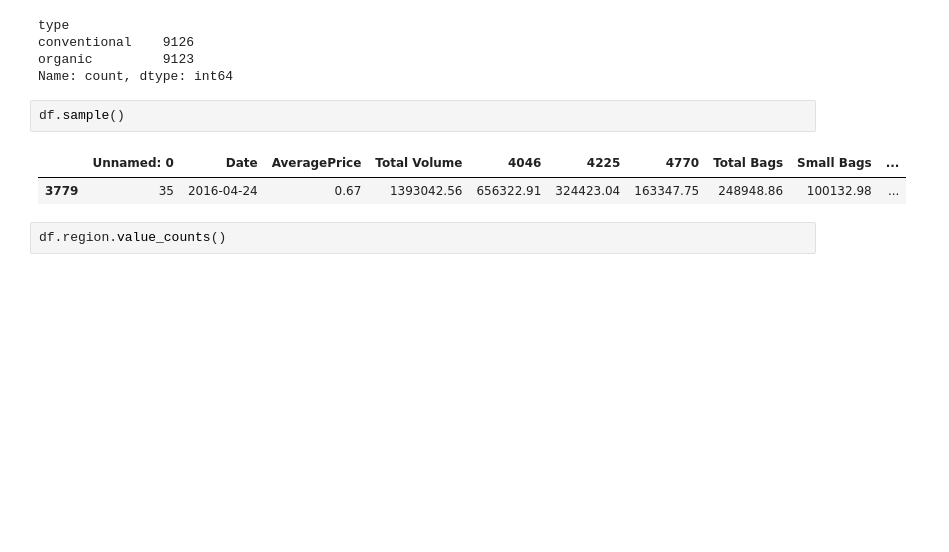
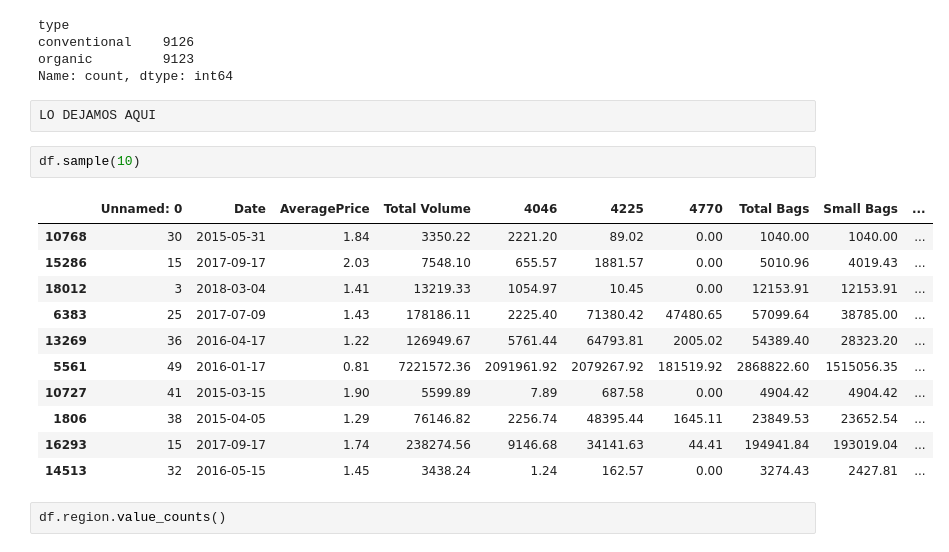
Before and after one commit to wilmer-marquez/Apuntes, a Jupyter notebook: 4_pandas.ipynb, the cells around one changed output. Cells and saved outputs as stored; diff of their text form; blank space fills up the shorter version.

```diff
--- a/4_pandas.ipynb
+++ b/4_pandas.ipynb
@@ -555,11 +575,22 @@ type
 conventional    9126
 organic         9123
 Name: count, dtype: int64
+# %%
+LO DEJAMOS AQUI
 # %%
-df.sample()
+df.sample(10)
 # %% [output]
 |  | Unnamed: 0 | Date | AveragePrice | Total Volume | 4046 | 4225 | 4770 | Total Bags | Small Bags | ... |
-| 3779 | 35 | 2016-04-24 | 0.67 | 1393042.56 | 656322.91 | 324423.04 | 163347.75 | 248948.86 | 100132.98 | ... |
+| 10768 | 30 | 2015-05-31 | 1.84 | 3350.22 | 2221.20 | 89.02 | 0.00 | 1040.00 | 1040.00 | ... |
+| 15286 | 15 | 2017-09-17 | 2.03 | 7548.10 | 655.57 | 1881.57 | 0.00 | 5010.96 | 4019.43 | ... |
+| 18012 | 3 | 2018-03-04 | 1.41 | 13219.33 | 1054.97 | 10.45 | 0.00 | 12153.91 | 12153.91 | ... |
+| 6383 | 25 | 2017-07-09 | 1.43 | 178186.11 | 2225.40 | 71380.42 | 47480.65 | 57099.64 | 38785.00 | ... |
+| 13269 | 36 | 2016-04-17 | 1.22 | 126949.67 | 5761.44 | 64793.81 | 2005.02 | 54389.40 | 28323.20 | ... |
+| 5561 | 49 | 2016-01-17 | 0.81 | 7221572.36 | 2091961.92 | 2079267.92 | 181519.92 | 2868822.60 | 1515056.35 | ... |
+| 10727 | 41 | 2015-03-15 | 1.90 | 5599.89 | 7.89 | 687.58 | 0.00 | 4904.42 | 4904.42 | ... |
+| 1806 | 38 | 2015-04-05 | 1.29 | 76146.82 | 2256.74 | 48395.44 | 1645.11 | 23849.53 | 23652.54 | ... |
+| 16293 | 15 | 2017-09-17 | 1.74 | 238274.56 | 9146.68 | 34141.63 | 44.41 | 194941.84 | 193019.04 | ... |
+| 14513 | 32 | 2016-05-15 | 1.45 | 3438.24 | 1.24 | 162.57 | 0.00 | 3274.43 | 2427.81 | ... |
 # %%
 df.region.value_counts()
 # %% [output]
```
Also changed, not shown: parts of 32 cells of this notebook.
